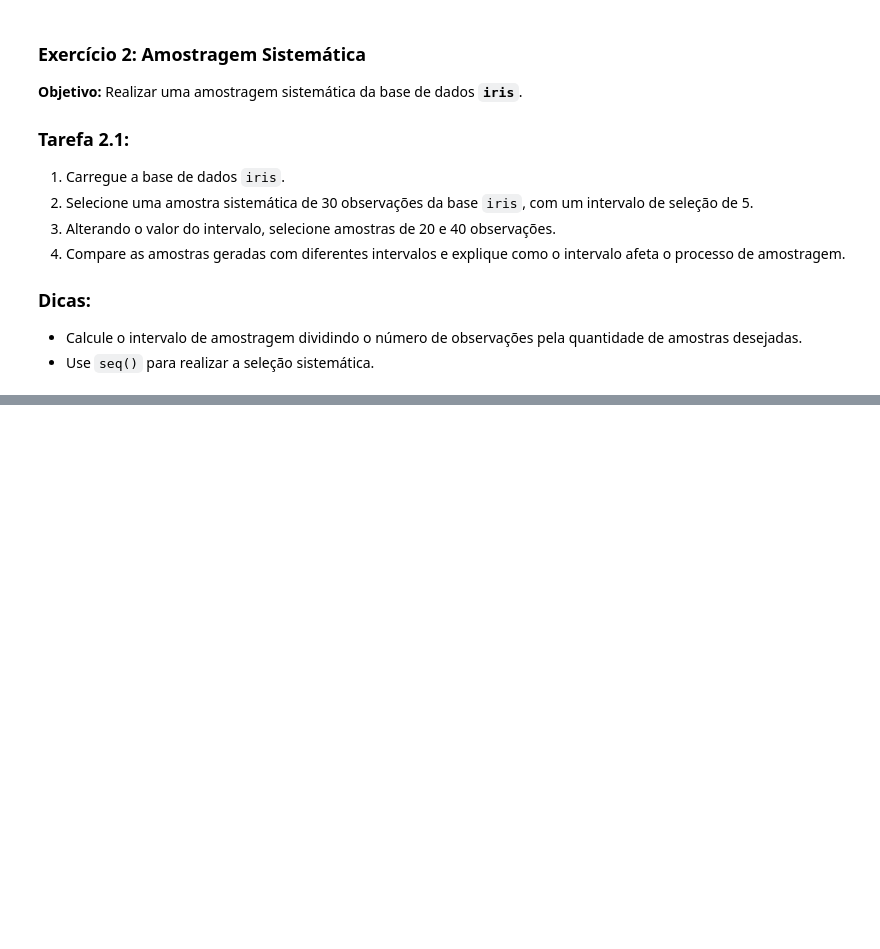
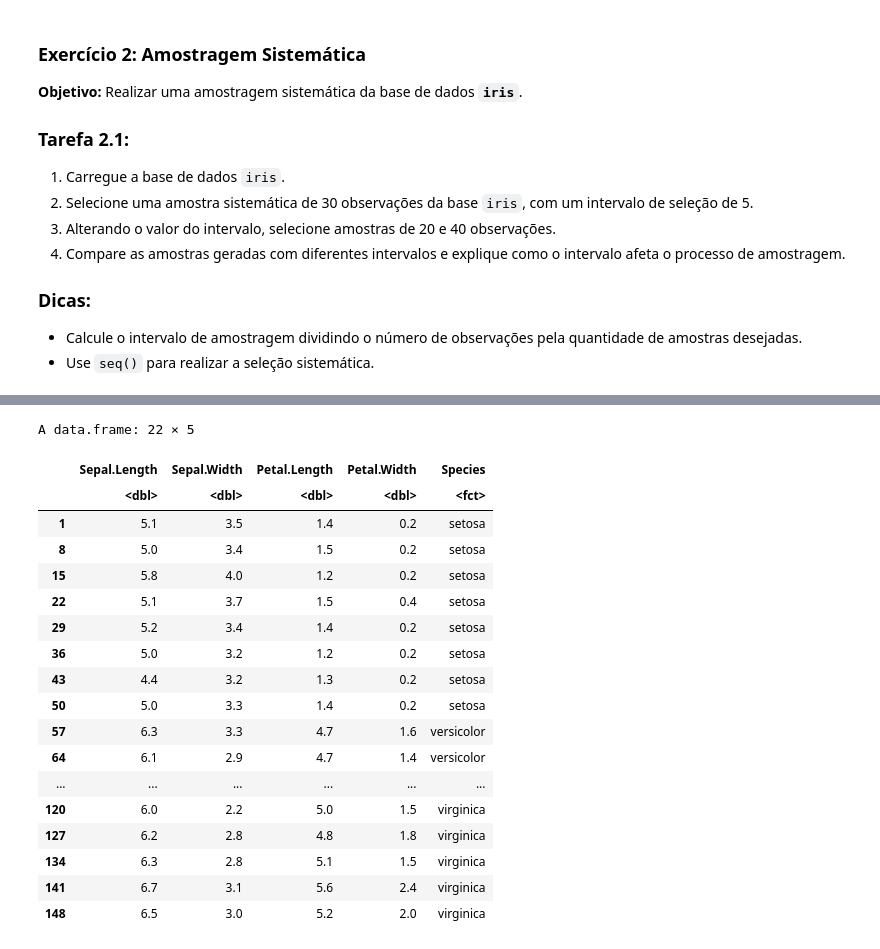
Before and after one commit to esscova/data_analytics, a Jupyter notebook: materiais de estudo/exercicios_amostragem_[R].ipynb, the cells around one changed output, grey strips where cells are left out. Drawn from its saved outputs; the diff is of its cells as text; code cells hidden in the pictures; blank space fills up the shorter version.

```diff
--- a/materiais de estudo/exercicios_amostragem_[R].ipynb
+++ b/materiais de estudo/exercicios_amostragem_[R].ipynb
@@ -71,0 +104,29 @@ identical(amostra_simples_com_reposicao,amostra_simples_sem_reposicao)
+# %%
+# 20 observações
+n_amostra <- 20
+intervalo <- floor(n_total / n_amostra)
+
+indices <- seq(1, n_total, by = intervalo)
+
+amostra_20 <- iris[indices, ]
+amostra_20
+# %% [output]
+A data.frame: 22 × 5
+|  | Sepal.Length | Sepal.Width | Petal.Length | Petal.Width | Species |
+|  | <dbl> | <dbl> | <dbl> | <dbl> | <fct> |
+| 1 | 5.1 | 3.5 | 1.4 | 0.2 | setosa |
+| 8 | 5.0 | 3.4 | 1.5 | 0.2 | setosa |
+| 15 | 5.8 | 4.0 | 1.2 | 0.2 | setosa |
+| 22 | 5.1 | 3.7 | 1.5 | 0.4 | setosa |
+| 29 | 5.2 | 3.4 | 1.4 | 0.2 | setosa |
+| 36 | 5.0 | 3.2 | 1.2 | 0.2 | setosa |
+| 43 | 4.4 | 3.2 | 1.3 | 0.2 | setosa |
+| 50 | 5.0 | 3.3 | 1.4 | 0.2 | setosa |
+| 57 | 6.3 | 3.3 | 4.7 | 1.6 | versicolor |
+| 64 | 6.1 | 2.9 | 4.7 | 1.4 | versicolor |
+| ... | ... | ... | ... | ... | ... |
+| 120 | 6.0 | 2.2 | 5.0 | 1.5 | virginica |
+| 127 | 6.2 | 2.8 | 4.8 | 1.8 | virginica |
+| 134 | 6.3 | 2.8 | 5.1 | 1.5 | virginica |
+| 141 | 6.7 | 3.1 | 5.6 | 2.4 | virginica |
+| 148 | 6.5 | 3.0 | 5.2 | 2.0 | virginica |
```
Also changed, not shown: parts of 9 cells of this notebook.
